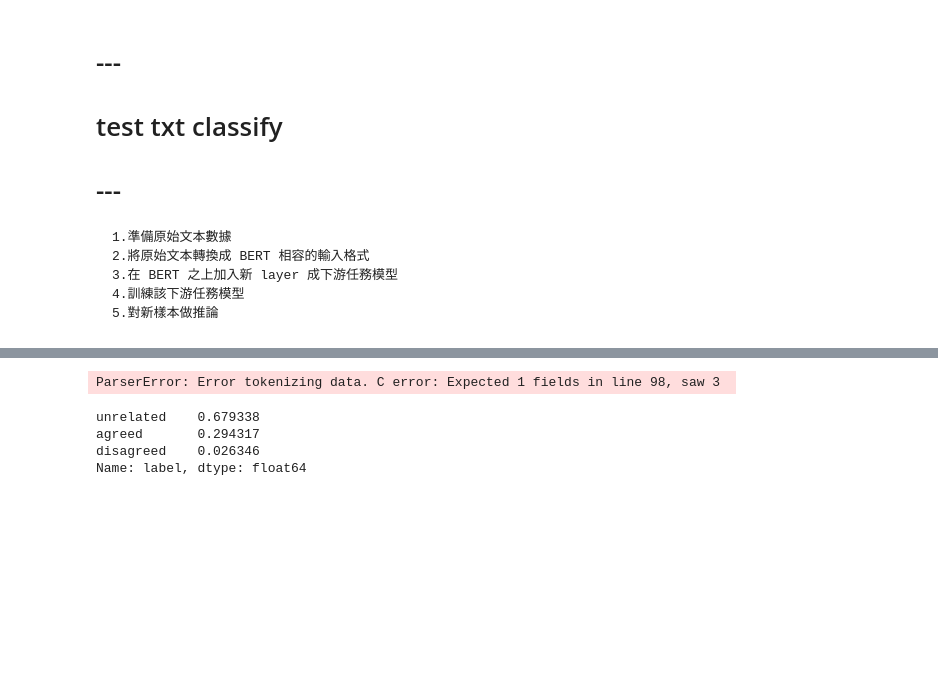
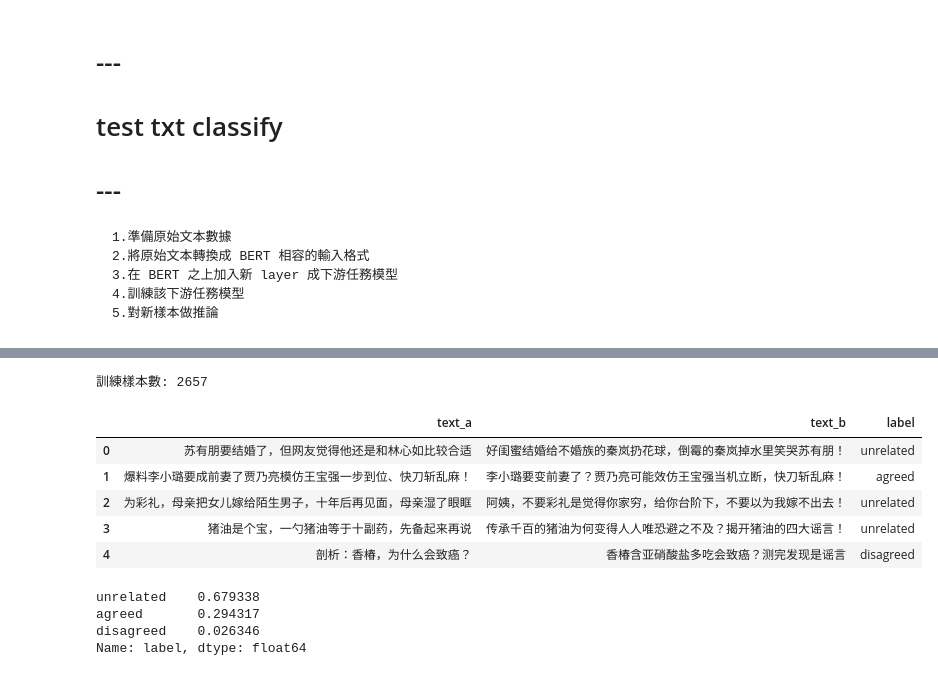
Before and after one commit to stereo720712/2020-11_2021-01_deep_learning_learn_report_record, a Jupyter notebook: 12_21_to_12_25_eighth/code/BERT_Lee_Meng.ipynb, the cells around one changed output, grey strips where cells are left out. Drawn from its saved outputs; the diff is of its cells as text; code cells hidden in the pictures; blank space fills up the shorter version.

```diff
--- a/12_21_to_12_25_eighth/code/BERT_Lee_Meng.ipynb
+++ b/12_21_to_12_25_eighth/code/BERT_Lee_Meng.ipynb
@@ -209,35 +216,41 @@ import pandas as pd
 df_train = pd.read_csv('train.csv')
 empty_title = ((df_train['title2_zh'].isnull())
               | (df_train['title1_zh'].isnull())
               | (df_train['title2_zh'] == '')
               | (df_train['title2_zh'] == '0'))
 df_train = df_train[~empty_title]
 
 # 剔除過長樣本 避免 BERT 無法將整個輸入序列 放入記憶體不多的 CPU
 
 MAX_LENGTH = 30
 df_train = df_train[~empty_title]
 
 #剔除 過長樣本 避免 bert 無法將整個輸入序列 放入記憶體不多的gpu
 MAX_LENGTH  = 30
 df_train = df_train[~(df_train.title1_zh.apply(lambda x: len(x)) > MAX_LENGTH)]
 df_train = df_train[~(df_train.title2_zh.apply(lambda x: len(x)) > MAX_LENGTH)]
 
 # 只用 1% 的訓練數據 看看 BERT 對少量標註數據有多少幫助
 SAMPLE_FRAC = 0.01
 df_train = df_train.sample(frac=SAMPLE_FRAC, random_state=9527)
 
 # 去除不必要的欄位並重新命名兩標題的欄位名
 df_train = df_train.reset_index()
 df_train = df_train.loc[:, ['title1_zh','title2_zh', 'label']]
 df_train.columns = ['text_a', 'text_b', 'label']
 
 # idempotence 冪等 , 將處理結果 另存成 csv 供 Pytorch 使用
-df_train.to_csv('train.tsv',sep='\t', index=False)
+df_train.to_csv('train2.csv', encoding='utf_8_sig', index=False)
 print('訓練樣本數:', len(df_train))
 df_train.head()
 # %% [output]
-ParserError: Error tokenizing data. C error: Expected 1 fields in line 98, saw 3
+訓練樣本數: 2657
+|  | text_a | text_b | label |
+| 0 | 苏有朋要结婚了，但网友觉得他还是和林心如比较合适 | 好闺蜜结婚给不婚族的秦岚扔花球，倒霉的秦岚掉水里笑哭苏有朋！ | unrelated |
+| 1 | 爆料李小璐要成前妻了贾乃亮模仿王宝强一步到位、快刀斩乱麻！ | 李小璐要变前妻了？贾乃亮可能效仿王宝强当机立断，快刀斩乱麻！ | agreed |
+| 2 | 为彩礼，母亲把女儿嫁给陌生男子，十年后再见面，母亲湿了眼眶 | 阿姨，不要彩礼是觉得你家穷，给你台阶下，不要以为我嫁不出去！ | unrelated |
+| 3 | 猪油是个宝，一勺猪油等于十副药，先备起来再说 | 传承千百的猪油为何变得人人唯恐避之不及？揭开猪油的四大谣言！ | unrelated |
+| 4 | 剖析：香椿，为什么会致癌？ | 香椿含亚硝酸盐多吃会致癌？测完发现是谣言 | disagreed |
 # %%
 df_train.label.value_counts() / len(df_train)
 # %% [output]
```
Also changed, not shown: parts of 12 cells of this notebook.
